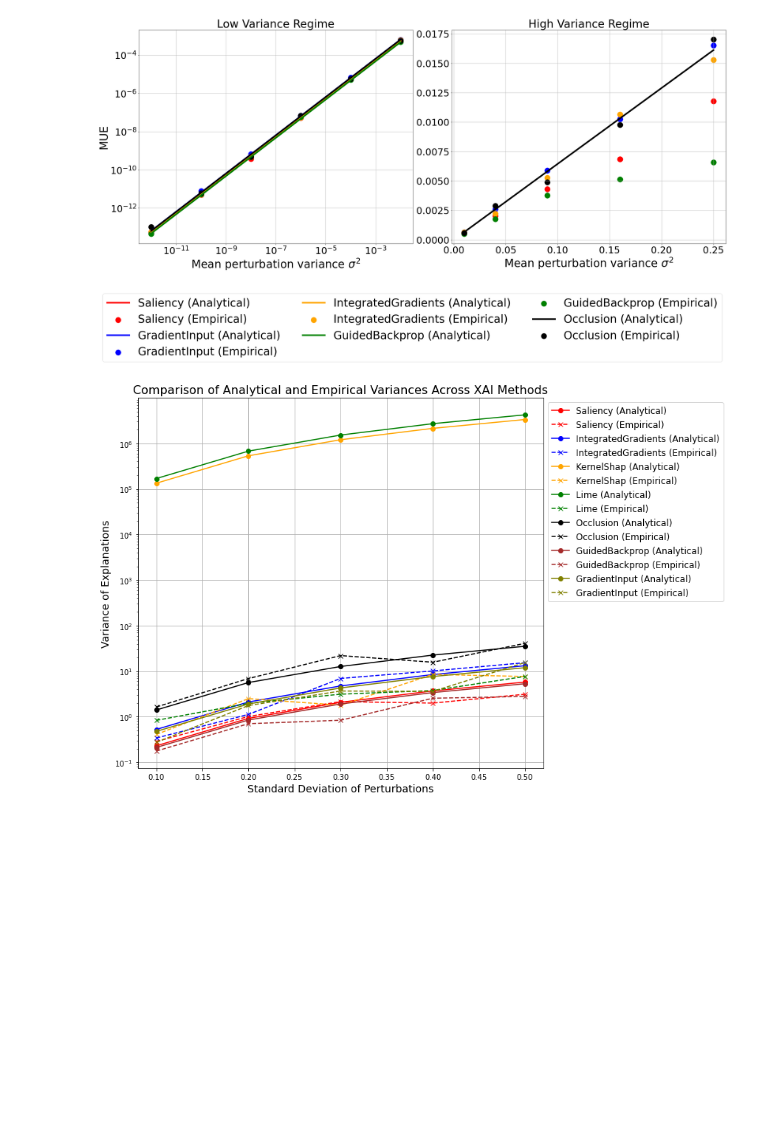
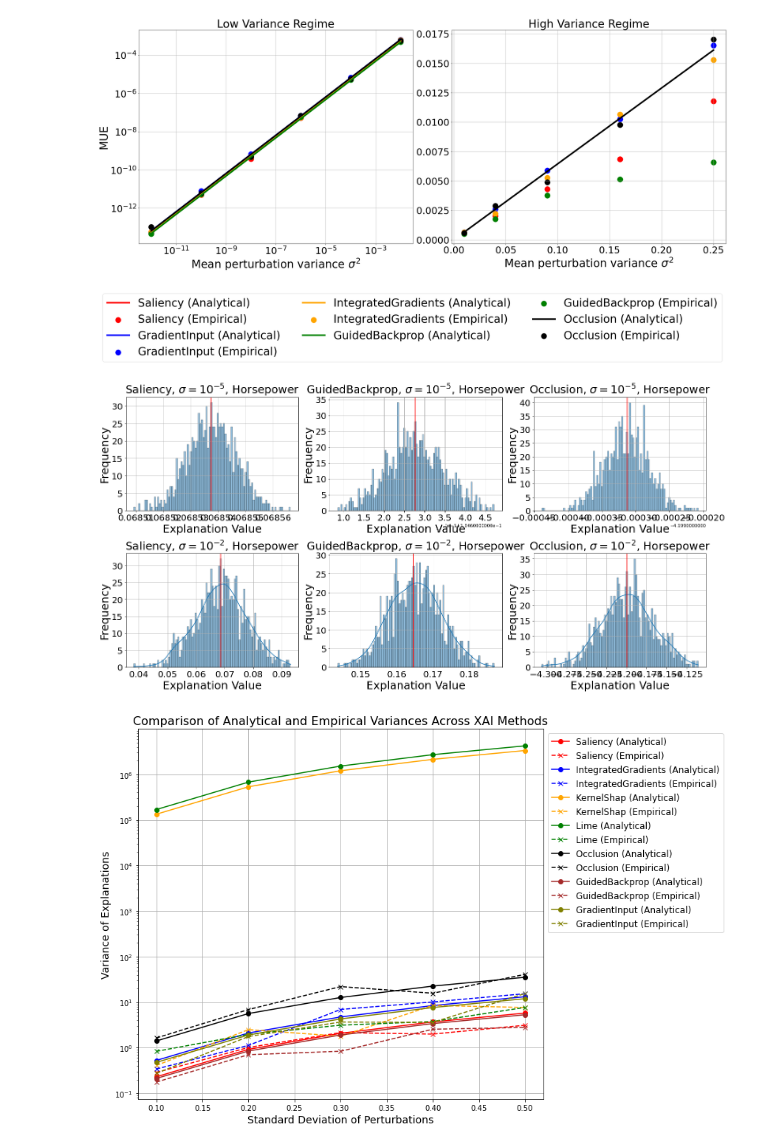
Before and after one commit to TeodorChiaburu/UXAI, a Jupyter notebook: Model_Perturbation_Tabular.ipynb, the cells around one changed output. Drawn from its saved outputs; the diff is of its cells as text; code cells hidden in the pictures; blank space fills up the shorter version.

Commit message:
Normal plots weights tabular and mnist

```diff
--- a/Model_Perturbation_Tabular.ipynb
+++ b/Model_Perturbation_Tabular.ipynb
@@ -273,16 +273,17 @@ plt.show()
 # %%
 tf.compat.v1.logging.set_verbosity(tf.compat.v1.logging.ERROR) # silence tf-function warnings
 xai_methods  = {'Saliency': Saliency,
-                'GradientInput': GradientInput,
-                'IntegratedGradients': IntegratedGradients,
+                #'GradientInput': GradientInput,
+                #'IntegratedGradients': IntegratedGradients,
                 'GuidedBackprop': GuidedBackprop,
                 'Occlusion': lambda model: Occlusion(model, patch_size=1, patch_stride=1),
                 #'KernelShap': KernelShap,
                 #'Lime': Lime,
                 }
 # %%
-stds = [1e-6, 1e-5, 1e-4, 1e-3, 1e-2, 1e-1, 0.2, 0.3, 0.4, 0.5]
-num_perturbations = 10 # for empirical cov.
+#stds = [1e-6, 1e-5, 1e-4, 1e-3, 1e-2, 1e-1, 0.2, 0.3, 0.4, 0.5]
+stds = [1e-5, 1e-2]
+num_perturbations = 1000 #10 # for empirical cov.
 dx = 1e-3 # differential for ana. cov.
 n = model.layers[-1].weights[0].shape[0] # number of weights in the final Dense layer (without bias)
 m = len(features_name)
@@ -410,3 +415,10 @@ with open('./experiments/experiments_weights_tabular_10ex_10pert_definitely_fina
 #jacobi_mats = experiments['jacobi_mats']
 #empirical_exps = experiments['empirical_exps']
 #unperturbed_exps = experiments['unperturbed_exps']
+# %%
+# Results for distributions
+experiments = {'empirical_exps': empirical_exps,
+               'unperturbed_exps': unperturbed_exps}
+
+with open('./experiments/experiments_weights_tabular_1ex_1000pert_definitely_final.pickle', 'wb') as handle:
+    pickle.dump(experiments, handle, protocol=pickle.HIGHEST_PROTOCOL)
@@ -560,6 +574,30 @@ plt.show()
 fig.savefig('./figures/uncertainties_weights_tabular_agg_combi.png', bbox_inches='tight')
 # %% [output]
 [figure]
+# %%
+# Plot histogram and Kernel Density Estimate (KDE)
+sample_id, feature_id = 0, 2
+fsize = 25
+fig = plt.figure(figsize=(20, 10))
+#fig.suptitle('Distributions perturbed explanations for sample ' + str(sample_id), fontsize=20)
+for i, exp_name in enumerate(['Saliency', 'GuidedBackprop', 'Occlusion']):
+    for j, std in enumerate([1e-5, 1e-2]):
+        plt.subplot(2,3,3*j+i+1)
+        sns.histplot(experiments['empirical_exps'][sample_id][exp_name][std][:,0,feature_id], kde=True, bins=100)
+        plt.axvline(x=experiments['unperturbed_exps'][sample_id][exp_name][0][feature_id], color='r')#, label='axvline - full height')
+        plt.title(exp_name + ', $\sigma=10^{' + str(int(np.log10(std))) + '}$, ' + features_name[feature_id], fontsize=fsize)
+        #if i == 0: plt.xlim([4.2, 5.2])
+        #elif i == 1: plt.xlim([-0.05, 0.2])
+        #elif i == 2 and j == 0: plt.xlim([-0.0001, 0.0001]);plt.xticks([-1e-4, 0.0, 1e-4])
+        #elif i == 2 and j == 1: plt.xlim([-0.03, 0.08])
+        plt.xlabel("Explanation Value", fontsize=fsize); plt.xticks(fontsize=fsize-5)
+        plt.ylabel("Frequency", fontsize=fsize); plt.yticks(fontsize=fsize-5)
+        plt.grid()
+plt.tight_layout()
+#fig.savefig('./figures/weights_tabular_normality.png', bbox_inches='tight')
+plt.show()
+# %% [output]
+[figure, added]
 # %%
 plt.figure(figsize=(12, 8))
 colors=['red', 'blue', 'orange', 'green', 'black', 'brown', 'olive']
```
Also changed, not shown: parts of 2 cells of this notebook, 2 other files.
